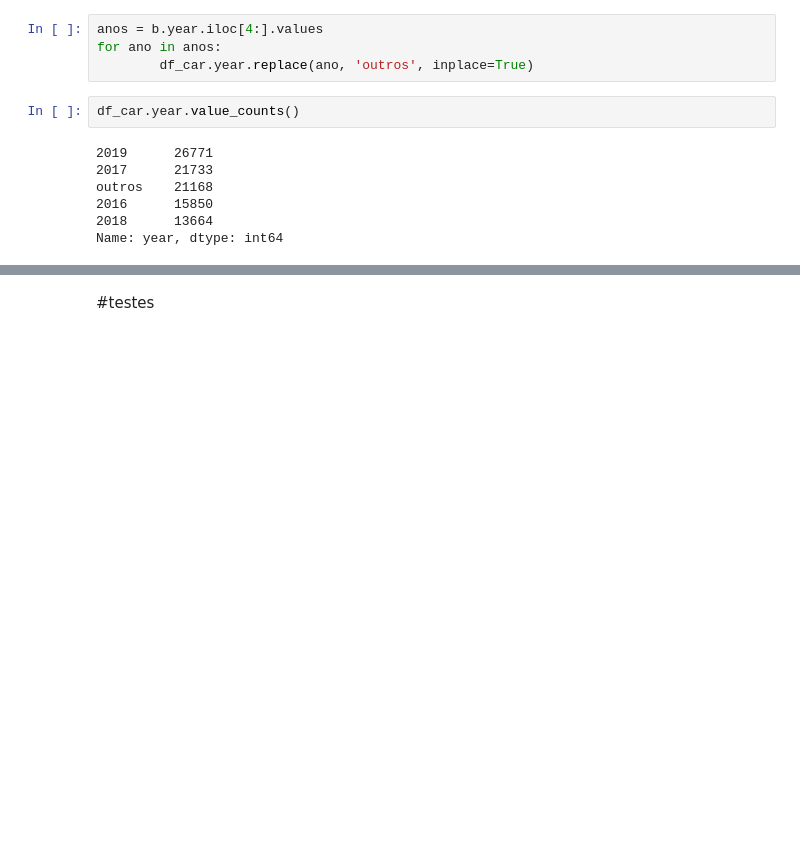
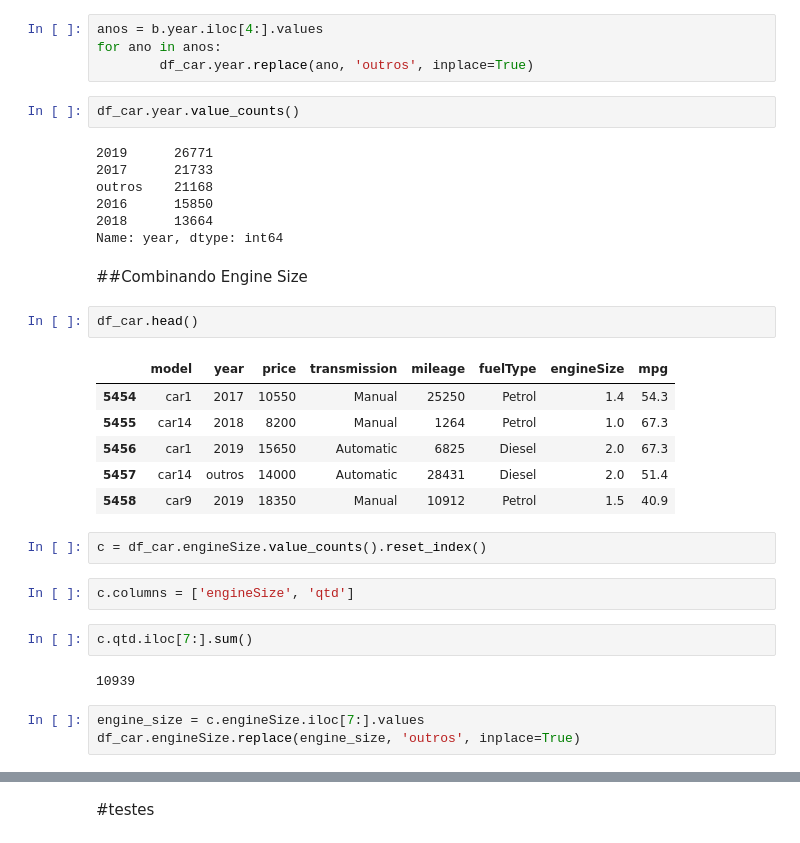
Before and after one commit to romerofernandes/Car_consumption, a Jupyter notebook: Car_consumption.ipynb, the cells around one changed output, grey strips where cells are left out. Cells and saved outputs as stored; diff of their text form; blank space fills up the shorter version.

```diff
--- a/Car_consumption.ipynb
+++ b/Car_consumption.ipynb
@@ -163,3 +163,25 @@ outros    21168
 2016      15850
 2018      13664
 Name: year, dtype: int64
+# %% [markdown]
+##Combinando Engine Size
+# %%
+df_car.head()
+# %% [output]
+|  | model | year | price | transmission | mileage | fuelType | engineSize | mpg |
+| 5454 | car1 | 2017 | 10550 | Manual | 25250 | Petrol | 1.4 | 54.3 |
+| 5455 | car14 | 2018 | 8200 | Manual | 1264 | Petrol | 1.0 | 67.3 |
+| 5456 | car1 | 2019 | 15650 | Automatic | 6825 | Diesel | 2.0 | 67.3 |
+| 5457 | car14 | outros | 14000 | Automatic | 28431 | Diesel | 2.0 | 51.4 |
+| 5458 | car9 | 2019 | 18350 | Manual | 10912 | Petrol | 1.5 | 40.9 |
+# %%
+c = df_car.engineSize.value_counts().reset_index()
+# %%
+c.columns = ['engineSize', 'qtd']
+# %%
+c.qtd.iloc[7:].sum()
+# %% [output]
+10939
+# %%
+engine_size = c.engineSize.iloc[7:].values
+df_car.engineSize.replace(engine_size, 'outros', inplace=True)
```
Also changed, not shown: parts of 16 cells of this notebook.
